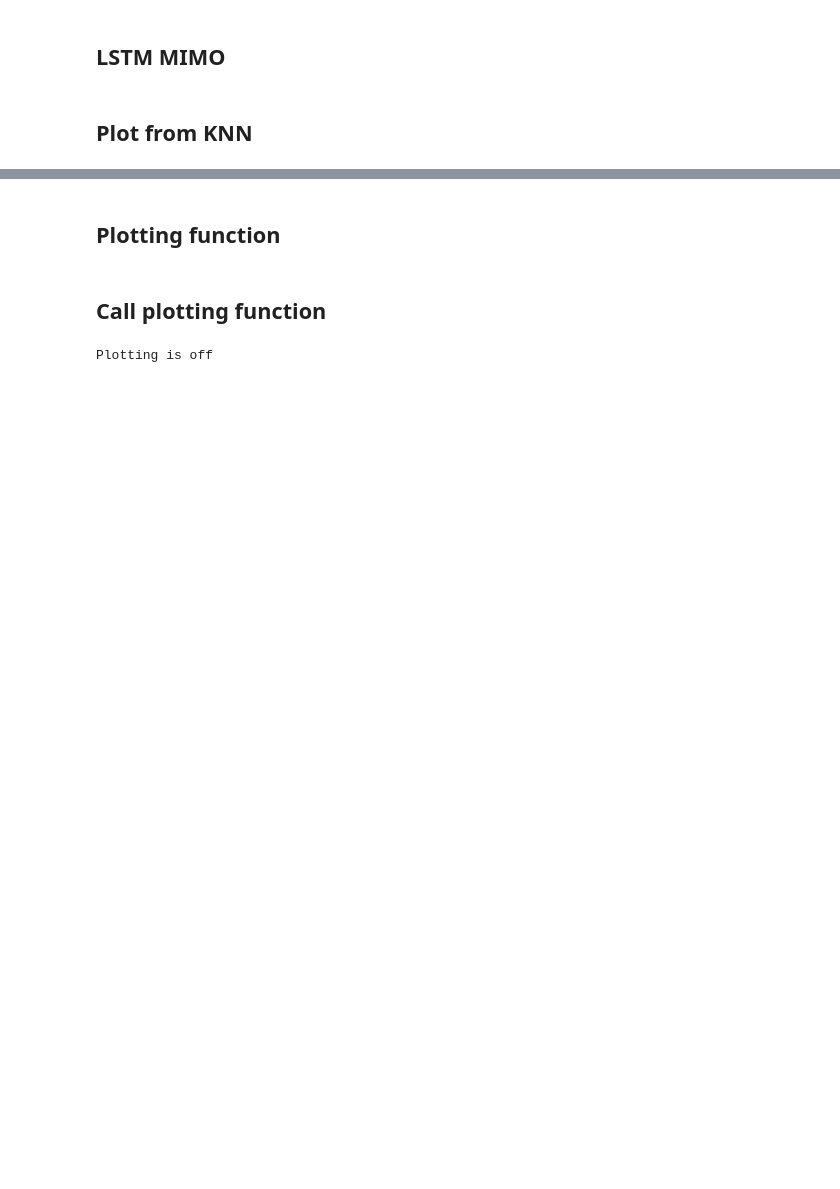
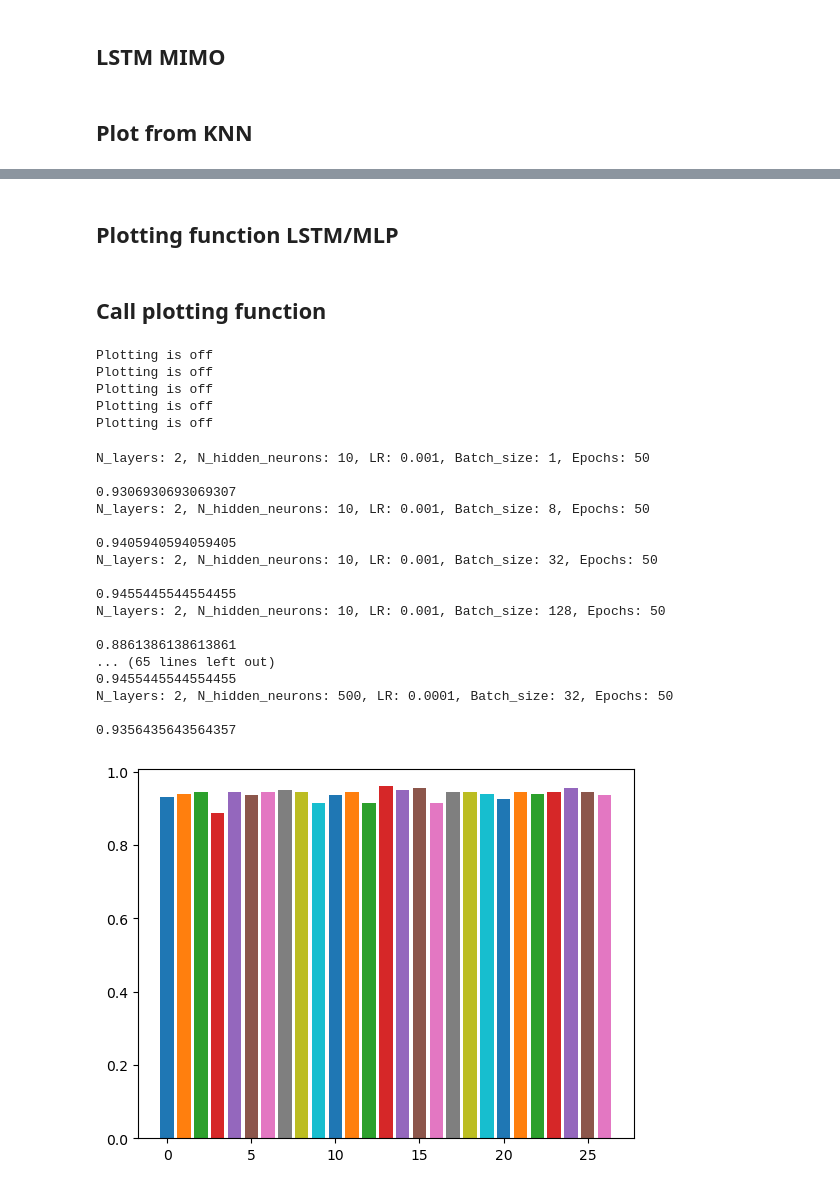
Before and after one commit to Borzoneg/Identity-recognition-from-audio, a Jupyter notebook: src/main.ipynb, the cells around one changed output, grey strips where cells are left out. Cells and saved outputs as stored; diff of their text form; code cells hidden in the pictures; blank space fills up the shorter version.

Commit message:
hyp plot

```diff
--- a/src/main.ipynb
+++ b/src/main.ipynb
@@ -650,3 +596,3 @@ FileNotFoundError: [Errno 2] No such file or directory: '../data/knn_results.txt
 # %% [markdown]
-## Plotting function
+## Plotting function LSTM/MLP
 # %%
@@ -734,7 +682,64 @@ def plot_function(file_name, folder_name, showing=True):
         plt.close("all")
 # %% [markdown]
 ## Call plotting function
-# %%
-plot_function('../data/lstm_results.txt', '../output/LSTM', False)
-# %% [output]
-Plotting is off
+# %%
+plot_function_knn('../output/results_short_both_KNN.txt', folder_name=None, showing=False)
+plot_function_knn('../output/results_long_both_KNN.txt', folder_name=None, showing=False)
+plot_function_lstm_mlp('../output/results_short_MLP.txt', folder_name=None, showing=False)
+plot_function_lstm_mlp('../output/results_long_both_MLP.txt', folder_name=None,showing=False)
+plot_function_lstm_mlp('../output/results_long_both_LSTM.txt', folder_name=None,showing=False)
+# plot_function_lstm_mlp('../output/results_short_hyp_MLP.txt', folder_name=None, showing=False)
+# %% [output]
+Plotting is off
+Plotting is off
+Plotting is off
+Plotting is off
+Plotting is off
+# %%
+file_name = '../output/results_short_hyp_MLP.txt'
+# folder_name += '_' + str(round(random.random()*1e4)) + '/'
+test_acc = {}
+# os.mkdir(folder_name)
+with open(file_name) as  f:
+    lines = f.readlines()
+    for i in range(len(lines)):
+        line_list = lines[i].split(":")
+        if len(line_list) == 6:
+            # fig = plt.figure(figsize=(8, 4))
+            title_str = lines[i]
+            title_str = lines[i].replace('\n', '').replace('Norm', '').replace('Feature', '').replace(':', '_').replace(',', '_').replace(' ', '')
+            # fig.suptitle(title_str)
+
+            train_losses = np.array(lines[i+1].split(':')[1].replace('[', '').replace(']', '').replace(' ', '').replace('\n', '').split(',')).astype(float)
+            train_accuracies = np.array(lines[i+2].split(':')[1].replace('[', '').replace(']', '').replace(' ', '').replace('\n', '').split(',')).astype(float)
+            valid_losses = np.array(lines[i+3].split(':')[1].replace('[', '').replace(']', '').replace(' ', '').replace('\n', '').split(',')).astype(float)
+            valid_accuracies = np.array(lines[i+4].split(':')[1].replace('[', '').replace(']', '').replace(' ', '').replace('\n', '').split(',')).astype(float)
+            test_acc[lines[i]] = float(lines[i+5].split(':')[1])
+            test_acc_line =np.full((valid_losses.shape), test_acc[lines[i]])
+            i += 6
+    i = 0
+    for net in test_acc:
+        if test_acc[net] > 0.6:
+            print(net)
+            plt.bar(i, test_acc[net])
+            i+=1
+            print(test_acc[net])
+# %% [output]
+N_layers: 2, N_hidden_neurons: 10, LR: 0.001, Batch_size: 1, Epochs: 50
+
+0.9306930693069307
+N_layers: 2, N_hidden_neurons: 10, LR: 0.001, Batch_size: 8, Epochs: 50
+
+0.9405940594059405
+N_layers: 2, N_hidden_neurons: 10, LR: 0.001, Batch_size: 32, Epochs: 50
+
+0.9455445544554455
+N_layers: 2, N_hidden_neurons: 10, LR: 0.001, Batch_size: 128, Epochs: 50
+
+0.8861386138613861
+... (65 lines left out)
+0.9455445544554455
+N_layers: 2, N_hidden_neurons: 500, LR: 0.0001, Batch_size: 32, Epochs: 50
+
+0.9356435643564357
+[figure, added]
```
Also changed, not shown: parts of 11 cells of this notebook, 48 other files.
